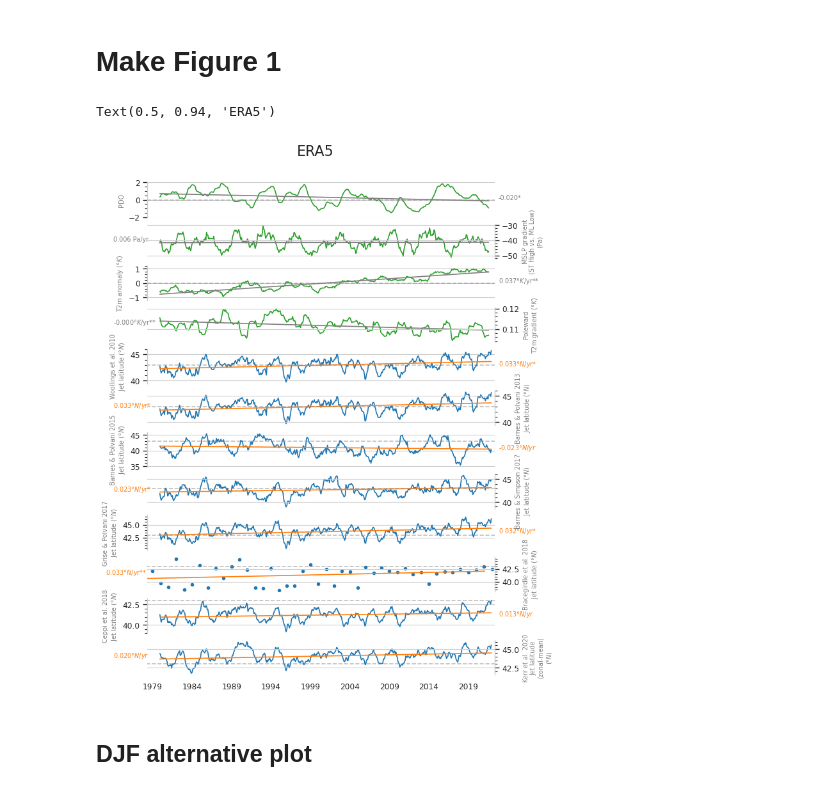
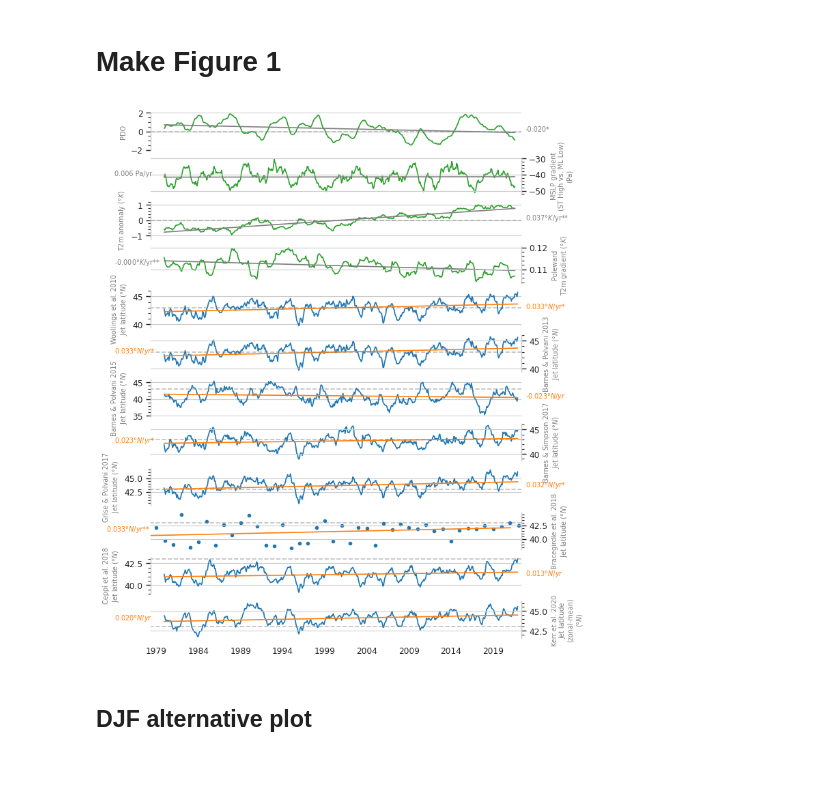
Before and after one commit to Thomasjkeel/uncertainty-in-npac-jet-shift, a Jupyter notebook: Figure_1.ipynb, the cells around one changed output. Cells and saved outputs as stored; diff of their text form; code cells hidden in the pictures.

Commit message:
update figure 1

```diff
--- a/Figure_1.ipynb
+++ b/Figure_1.ipynb
@@ -340,36 +340,35 @@ for ax, col_name, ylabel in zip(axes, cols_to_plot, ylabels):
         slope_label += "*"
     if pval >= 0.01:
         slope_label += "*"
     else:
         pass
     if counter % 2 == 1:
         ymin, ymax = twin_ax.get_ylim()
         twin_ax.text(s=f"{slope_by_year:.3f}{slope_label}", x=twin_ax.get_xlim()[0]-60, y=(ymin + ymax)/2, fontsize=7, c=color_to_use)
     else:
         ymin, ymax = ax.get_ylim()
         ax.text(s=f"{slope_by_year:.3f}{slope_label}", x=ax.get_xlim()[-1]+10, y=(ymin + ymax)/2, fontsize=7, c=color_to_use)
 
     ax.grid(axis='x')
     ax.minorticks_on()
     ax.tick_params(axis='y',which='major', left=True)
     ax.tick_params(axis='y',which='minor', left=True)
     counter += 1
 
 
 for n in range(4, 12):
     if n % 2 != 1:
         axes[n].hlines(43, 0, 680, color='gray', alpha=0.5, linestyle='--')
 
 for ax in axes:
     ax.set_xlim(100, 628)
 
 axes[-1].set_xlabel("")
 fig.subplots_adjust(hspace=0.2)
-plt.suptitle('ERA5', y=0.94, size=16)
+# plt.suptitle('ERA5', y=0.94, size=16)
 # fig.savefig('figures/figure_1.png', dpi=300, bbox_inches='tight', transparent=False)
 # %% [output]
-Text(0.5, 0.94, 'ERA5')
-[figure, old version]
+[figure, new version]
 # %% [markdown]
 ## DJF alternative plot
 # %%
```
Also changed, not shown: parts of 2 cells of this notebook, 1 other file.
